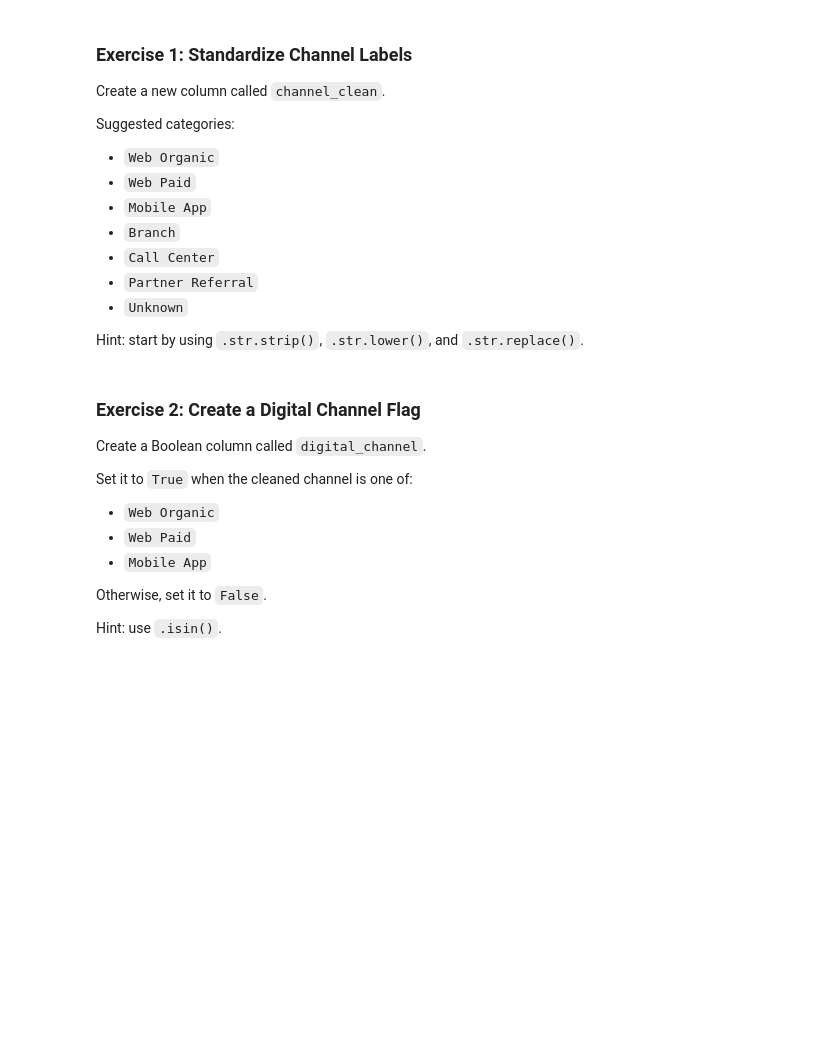
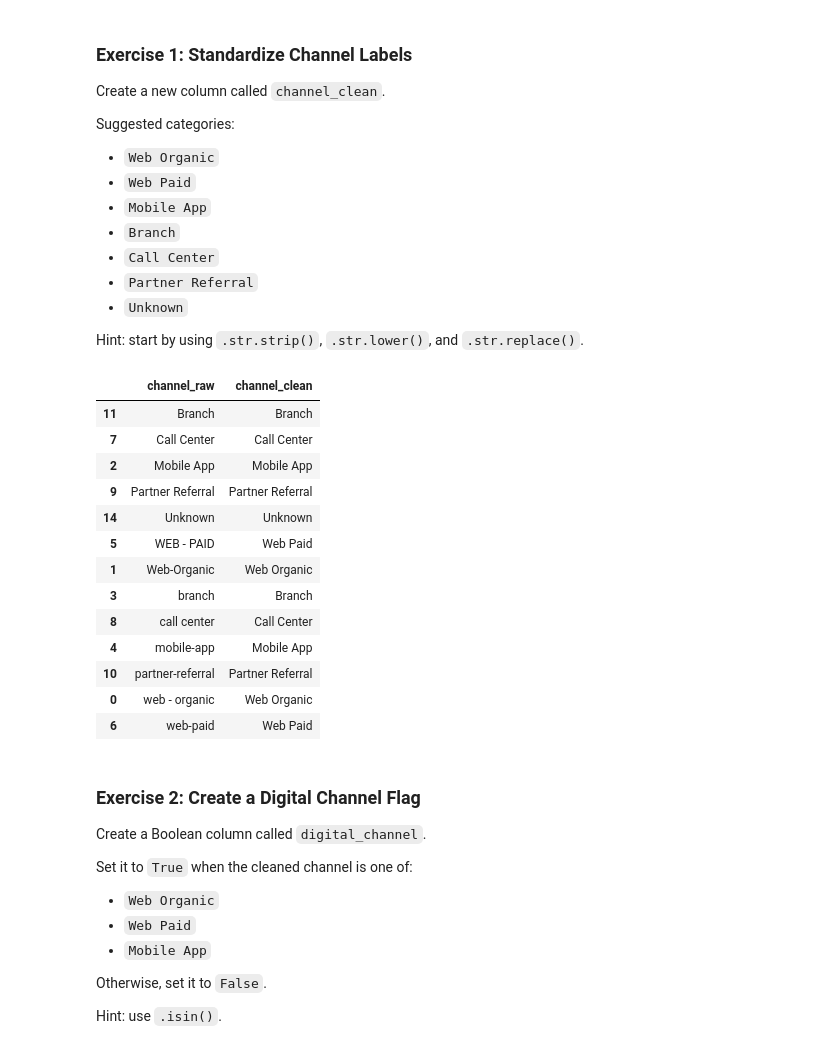
Before and after one commit to emri07/BAN6003_weeks_5-6_Emri_Rodriguez, a Jupyter notebook: notebooks/module6_string_categorical_guided_lab.ipynb, the cells around one changed output. Saved outputs shown, nothing was run; the diff lists cells and outputs as text; code cells hidden in the pictures; blank space fills up the shorter version.

```diff
--- a/notebooks/module6_string_categorical_guided_lab.ipynb
+++ b/notebooks/module6_string_categorical_guided_lab.ipynb
@@ -605,6 +605,46 @@ Suggested categories:
 Hint: start by using `.str.strip()`, `.str.lower()`, and `.str.replace()`.
 # %%
 # Your code here
+
+# Cleaning raw channel values
+
+channel_normalized = (
+    df["channel_raw"]
+    .astype("string")
+    .str.strip()
+    .str.lower()
+    .str.replace(r"[-_]+", " ", regex=True)
+    .str.replace(r"\s+", " ", regex=True)
+)
+
+# Cleaned values to standardized categories
+
+channel_map = {
+    "web organic": "Web Organic",
+    "web paid": "Web Paid",
+    "mobile app": "Mobile App",
+    "branch": "Branch",
+    "call center": "Call Center",
+    "partner referral": "Partner Referral"
+}
+df["channel_clean"] = channel_normalized.map(channel_map).fillna("Unknown")
+
+df[["channel_raw" , "channel_clean"]].drop_duplicates().sort_values("channel_raw")
+# %% [output]
+|  | channel_raw | channel_clean |
+| 11 | Branch | Branch |
+| 7 | Call Center | Call Center |
+| 2 | Mobile App | Mobile App |
+| 9 | Partner Referral | Partner Referral |
+| 14 | Unknown | Unknown |
+| 5 | WEB - PAID | Web Paid |
+| 1 | Web-Organic | Web Organic |
+| 3 | branch | Branch |
+| 8 | call center | Call Center |
+| 4 | mobile-app | Mobile App |
+| 10 | partner-referral | Partner Referral |
+| 0 | web - organic | Web Organic |
+| 6 | web-paid | Web Paid |
 # %% [markdown]
 ### Exercise 2: Create a Digital Channel Flag
 
```
Also changed, not shown: parts of 5 cells of this notebook, 1 other file.
